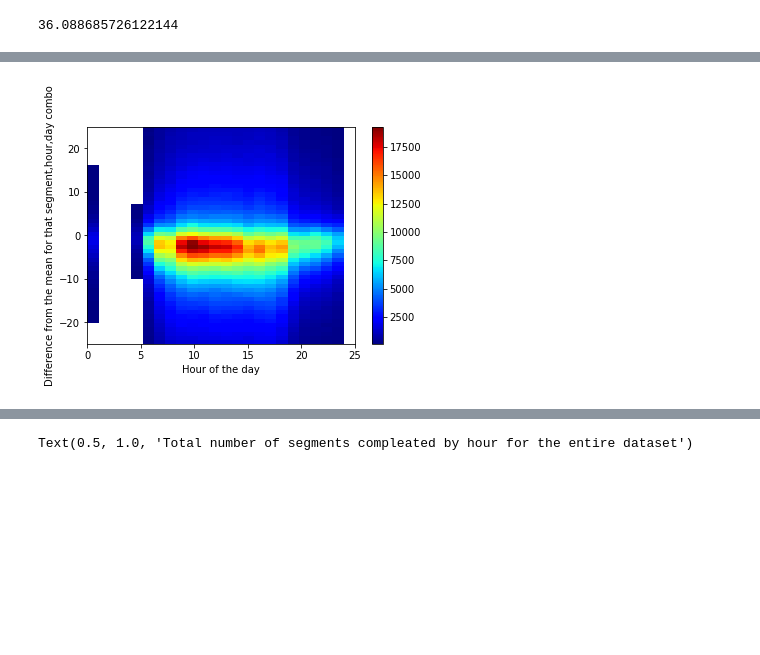
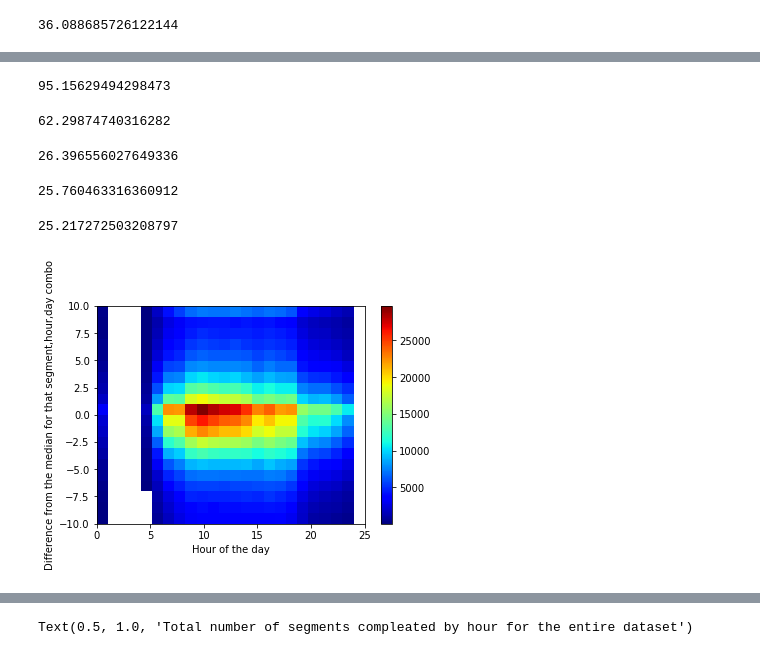
Before and after one commit to gingertom/buses, a Jupyter notebook: Data Exploration/MAPEs, means and diffs.ipynb, the cells around one changed output, grey strips where cells are left out. Cells and saved outputs as stored; diff of their text form; code cells hidden in the pictures; blank space fills up the shorter version.

```diff
--- a/Data Exploration/MAPEs, means and diffs.ipynb
+++ b/Data Exploration/MAPEs, means and diffs.ipynb
@@ -13,7 +13,7 @@ gmaps.configure(api_key="AIzaSyAnubumevhate_wi70P93UM550PckRfLW0")
 # %% [markdown]
 ## Loading and preparing the data
 # %%
-stop_events = pd.read_csv("../Intermediate_Data/stop_events_with_features.csv", parse_dates=[1, 5, 6, 18, 19])
+stop_events = pd.read_csv("../Intermediate_Data/stop_events_with_all_features.csv", parse_dates=[1, 5, 6, 18, 19])
 
 stop_events.head()
 # %% [output]
@@ -80,6 +82,8 @@ print(mean_journey_duration)
 46.325122666214575
 # %%
 stop_events['diff_in_jd_from_mean_by_segement_hour_day'] = stop_events['segment_duration'] - stop_events['mean_durations_by_segment_code_and_hour_and_day']
+
+stop_events['diff_in_jd_from_median_by_segement_hour_day'] = stop_events['segment_duration'] - stop_events['median_durations_by_segment_code_and_hour_and_day']
 # %%
 MAPE(stop_events['dwell_duration_dest'], stop_events['dwell_duration_prev'])
 # %% [output]
@@ -111,10 +127,32 @@ MAPE(stop_events['mean_durations_by_segment_code_and_hour_and_day'], stop_events
+# %%
+stop_events['diff_in_jd_from_median_by_segement_hour_day'] = stop_events['segment_duration'] - stop_events['median_durations_by_segment_code_and_hour_and_day']
+# %%
+MAPE(stop_events['timetable_segment_duration'] + median_offset, stop_events['segment_duration'])
+# %% [output]
+95.15629494298473
+# %%
+MAPE(np.full(stop_events.shape[0], median_journey_duration), stop_events['segment_duration'])
+# %% [output]
+62.29874740316282
+# %%
+MAPE(stop_events['median_durations_by_segment_code'], stop_events['segment_duration'])
+# %% [output]
+26.396556027649336
+# %%
+MAPE(stop_events['median_durations_by_segment_code_and_hour'], stop_events['segment_duration'])
+# %% [output]
+25.760463316360912
+# %%
+MAPE(stop_events['median_durations_by_segment_code_and_hour_and_day'], stop_events['segment_duration'])
+# %% [output]
+25.217272503208797
 # %%
-plt.hist2d(stop_events['actualArrival'].dt.hour, stop_events['diff_in_jd_from_mean_by_segement_hour_day'], bins=(24, 50), range=[[0, 25], [-25, 25]], cmin=100, cmap=plt.cm.jet)
+plt.hist2d(stop_events['actualArrival'].dt.hour, stop_events['diff_in_jd_from_median_by_segement_hour_day'], bins=(24, 20), range=[[0, 25], [-10, 10]], cmin=100, cmap=plt.cm.jet)
 plt.xlabel("Hour of the day")
-plt.ylabel("Difference from the mean for that segment,hour,day combo")
+plt.ylabel("Difference from the median for that segment,hour,day combo")
 # plt.xlim(-10, 300)
 # plt.ylim(-10, 300)
 plt.colorbar()
 plt.show()
 # %% [output]
-[figure, old version]
+[figure, new version]
```
Also changed, not shown: parts of 40 cells of this notebook, 1 other file.
